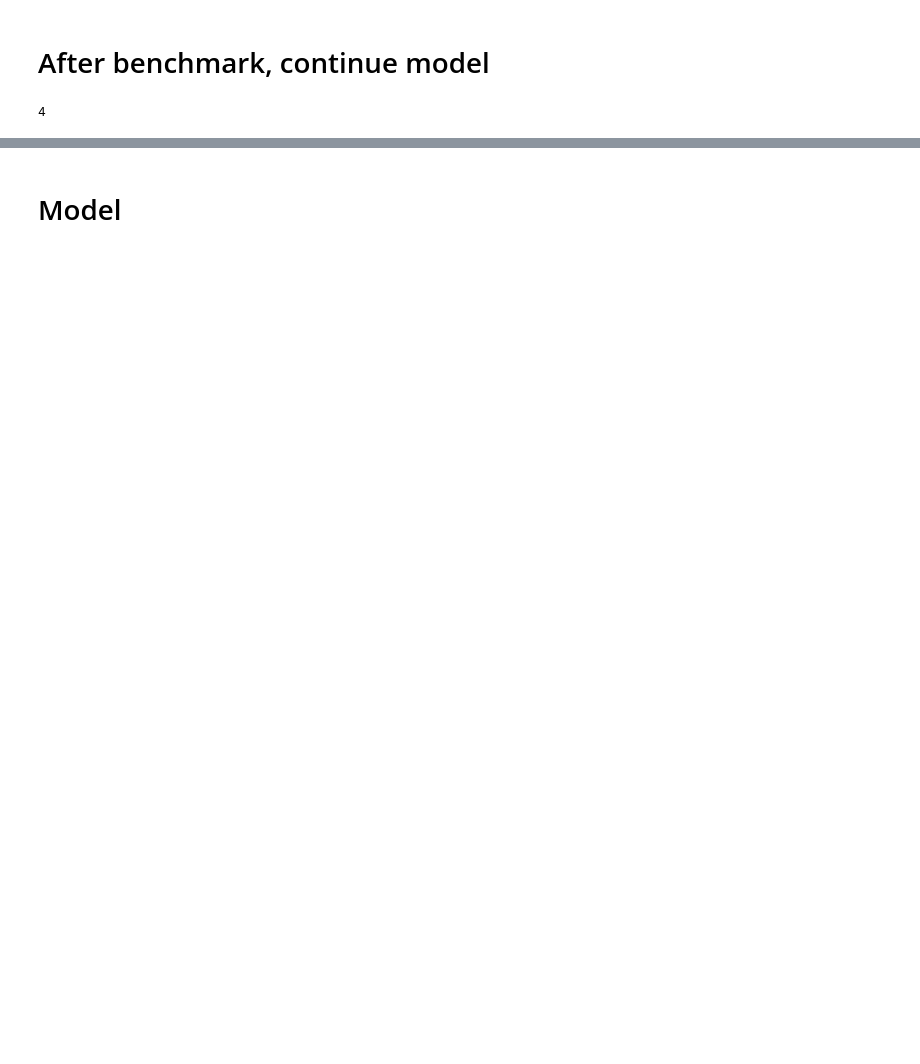
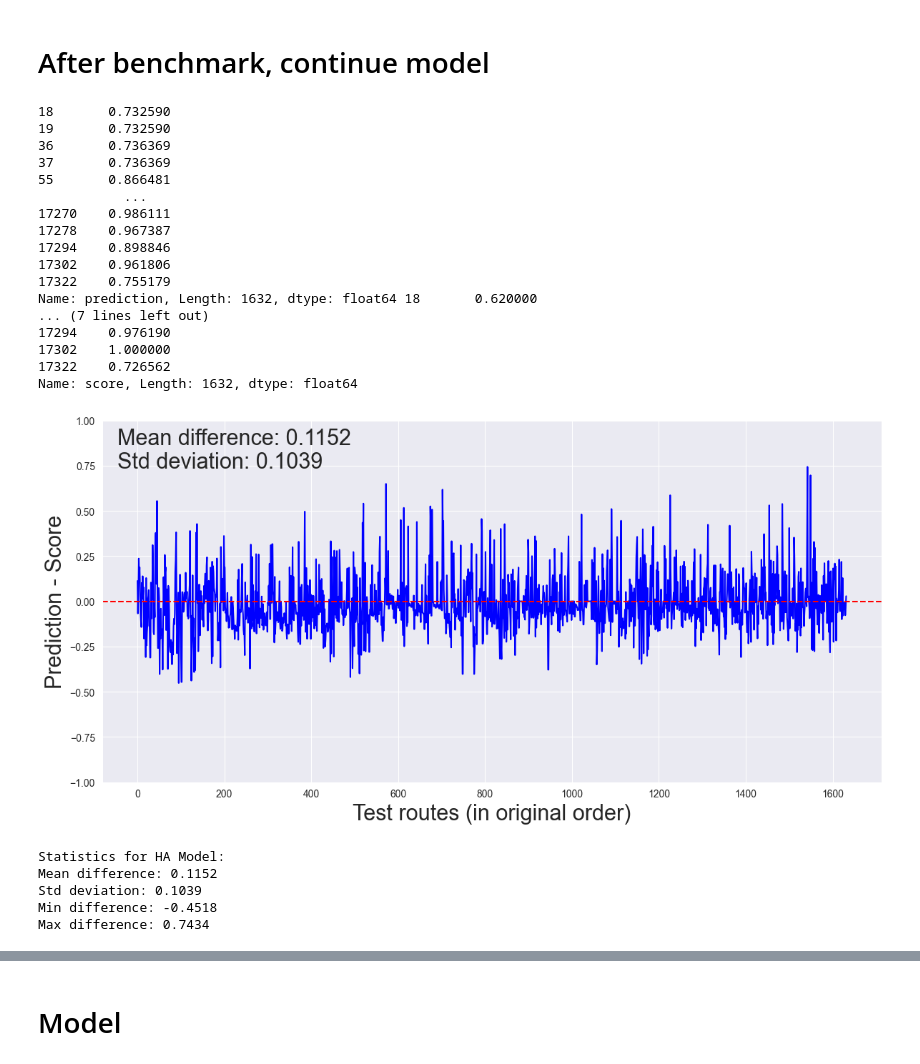
Before and after one commit to anna1904/RouteClassification, a Jupyter notebook: score_prediction-larger.ipynb, the cells around one changed output, grey strips where cells are left out. Saved outputs shown, nothing was run; the diff lists cells and outputs as text; code cells hidden in the pictures; blank space fills up the shorter version.

Commit message:
all models combined and statistics before conference

```diff
--- a/score_prediction-larger.ipynb
+++ b/score_prediction-larger.ipynb
@@ -266,7 +266,7 @@ routes['difference_distance'] = routes['total_distance_actual'] - routes['total_
 # %% [output]
 KeyError: 'total_distance_actual'
 # %%
-planned_routes = routes[['planned_route_craft', 'actual_route_location', 'driver_id', 'day_of_week', 'last_two_weeks_count', 'location_type_id', 'stop_arrived_at', 'stop_earliest', 'stop_latest', 'current_lat', 'current_lng', 'location_is_depot', 'date']]
+planned_routes = routes[['planned_route_craft', 'actual_route_location', 'driver_id', 'day_of_week', 'last_two_weeks_count', 'location_type_id', 'stop_arrived_at', 'stop_earliest', 'stop_latest', 'current_lat', 'current_lng', 'location_is_depot', 'date', 'planned_route_cluster']]
 actual_routes = routes['actual_route_location']
 # %%
 planned_routes_list = planned_routes['planned_route_craft'].tolist()
@@ -330,7 +331,7 @@ def calculate_route_quality_score(planned_ranks, actual_ranks):
 # %% [markdown]
 For each driver-day, we consider only the planned route. For each planned route we calculate how much it deviates from the actual route (e.g., use some form of edit distance - see https://link.springer.com/article/10.1007/s10732-006-9001-3?), which is then normalized (divide by max edit distance, or number of visits or something?) to the interval [0, 1]. Then, a planned route is good if this distance (between planned and actual) is less than a certain threshold and otherwise it is bad. This becomes the label (bad/good)
 # %%
-completed_routes_df = pd.DataFrame(columns=['planned_route_craft', 'actual_route_location', 'driver_id', 'day_of_week', 'last_two_weeks_count', 'location_type_id', 'stop_arrived_at', 'stop_earliest', 'stop_latest', 'current_lat', 'current_lng', 'score', 'location_is_depot', 'date'])
+completed_routes_df = pd.DataFrame(columns=['planned_route_craft', 'actual_route_location', 'driver_id', 'day_of_week', 'last_two_weeks_count', 'location_type_id', 'stop_arrived_at', 'stop_earliest', 'stop_latest', 'current_lat', 'current_lng', 'score', 'location_is_depot', 'date', 'planned_route_cluster'])
 #11700795
 for i in range(len(planned_routes_list)):
     # editDistance = minDistance(planned_routes_list[i],actual_routes_list[i])
@@ -507,7 +522,12 @@ Total number of drivers 395
 correlation -0.13121186778744828
 correlation 36
 # %%
-final_routes = final_routes.sort_values(by='date', ascending=True)
+np.random.seed(42)
+final_routes['date'] = pd.to_datetime(final_routes['date'])
+final_routes['tie_breaker'] = range(len(final_routes))
+final_routes = final_routes.sort_values(by=['date', 'tie_breaker'], ascending=[True, True])
+final_routes = final_routes.reset_index(drop=True)
+final_routes = final_routes.drop('tie_breaker', axis=1)
 final_routes['score_cumulative_avg'] = final_routes.groupby(['driver_id_sorted', 'day_of_week'])['score'].transform(
         lambda x: x.expanding().mean()
     )
@@ -683,0 +668,31 @@ MSE: 0.025284735216898075, RMSE: 0.15901174553125966, MAE: 0.11660545343741194,
+# %%
+def plot_prediction_score_difference(df, model_name):
+    # Calculate the difference
+    df['difference'] = df['prediction'] - df['score']
+    print(df['prediction'], df['score'])
+    # Create the plot
+    plt.figure(figsize=(12, 6))
+    plt.plot(range(len(df)), df['difference'], 'b-')
+    plt.axhline(y=0, color='r', linestyle='--')
+
+    # plt.title(f'{model_name}: Difference between Prediction and Score', fontsize=16)
+    plt.xlabel('Test routes (in original order)', fontsize=22)
+    plt.ylabel('Prediction - Score', fontsize=22)
+
+    plt.ylim(-1, 1)
+
+    # Add summary statistics
+    mean_diff = np.abs(df['difference']).mean()
+    std_diff = np.abs(df['difference']).std()
+    plt.text(0.02, 0.98, f'Mean difference: {mean_diff:.4f}\nStd deviation: {std_diff:.4f}',
+             transform=plt.gca().transAxes, verticalalignment='top', fontsize=22)
+
+    plt.tight_layout()
+    plt.show()
+
+    # Print additional statistics
+    print(f"\nStatistics for {model_name}:")
+    print(f"Mean difference: {mean_diff:.4f}")
+    print(f"Std deviation: {std_diff:.4f}")
+    print(f"Min difference: {df['difference'].min():.4f}")
+    print(f"Max difference: {df['difference'].max():.4f}")
@@ -688,7 +744,29 @@ final_routes_split
-# %%
-max(int(5 * 0.8), 5 - 4)
-# %% [output]
-4
+# %%
+plot_prediction_score_difference(test_df_group_HA, 'HA Model')
+# %% [output]
+18       0.732590
+19       0.732590
+36       0.736369
+37       0.736369
+55       0.866481
+           ...
+17270    0.986111
+17278    0.967387
+17294    0.898846
+17302    0.961806
+17322    0.755179
+Name: prediction, Length: 1632, dtype: float64 18       0.620000
+... (7 lines left out)
+17294    0.976190
+17302    1.000000
+17322    0.726562
+Name: score, Length: 1632, dtype: float64
+[figure, added]
+Statistics for HA Model:
+Mean difference: 0.1152
+Std deviation: 0.1039
+Min difference: -0.4518
+Max difference: 0.7434
 # %%
 from sklearn.ensemble import RandomForestRegressor
 from sklearn.metrics import mean_squared_error, mean_absolute_error, r2_score
```
Also changed, not shown: parts of 29 cells of this notebook, 3 other files.
